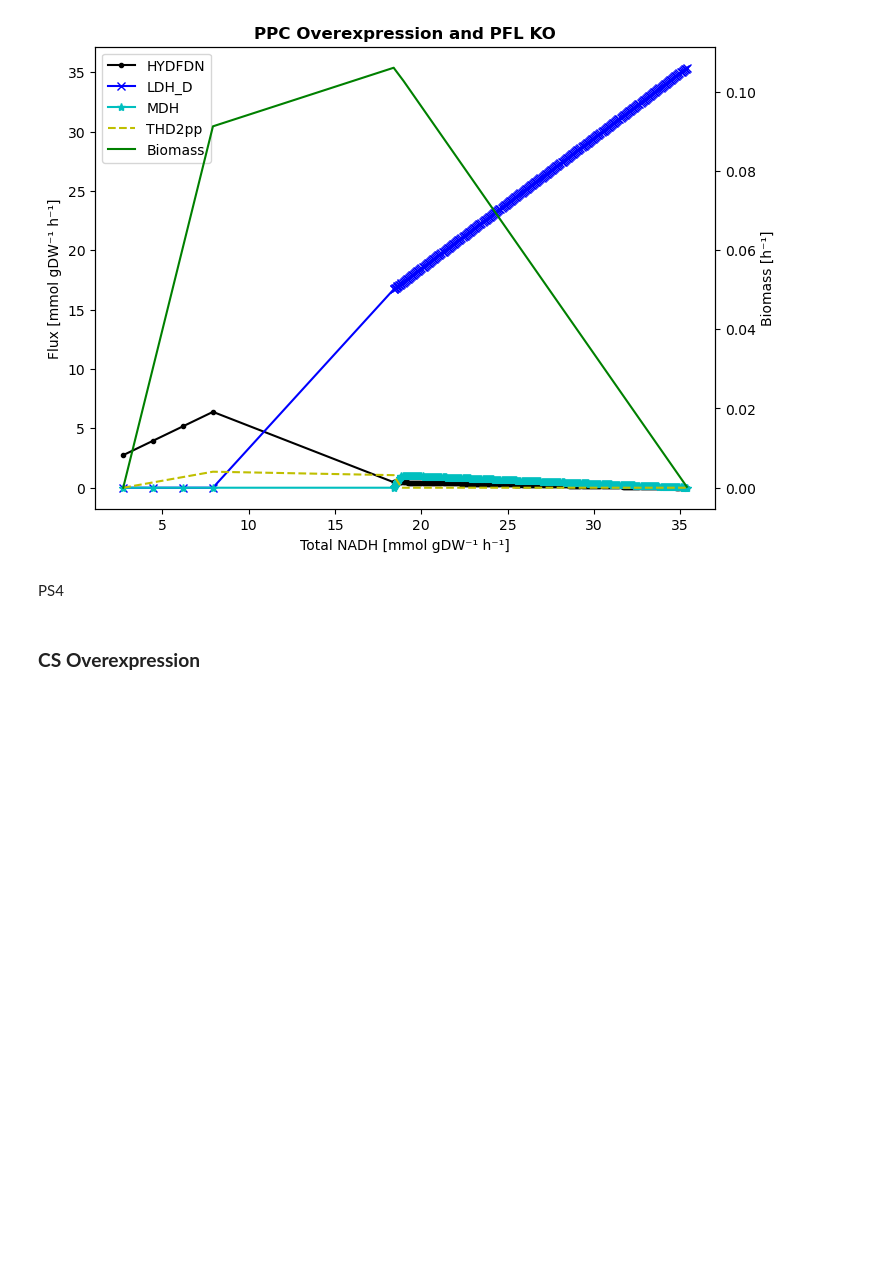
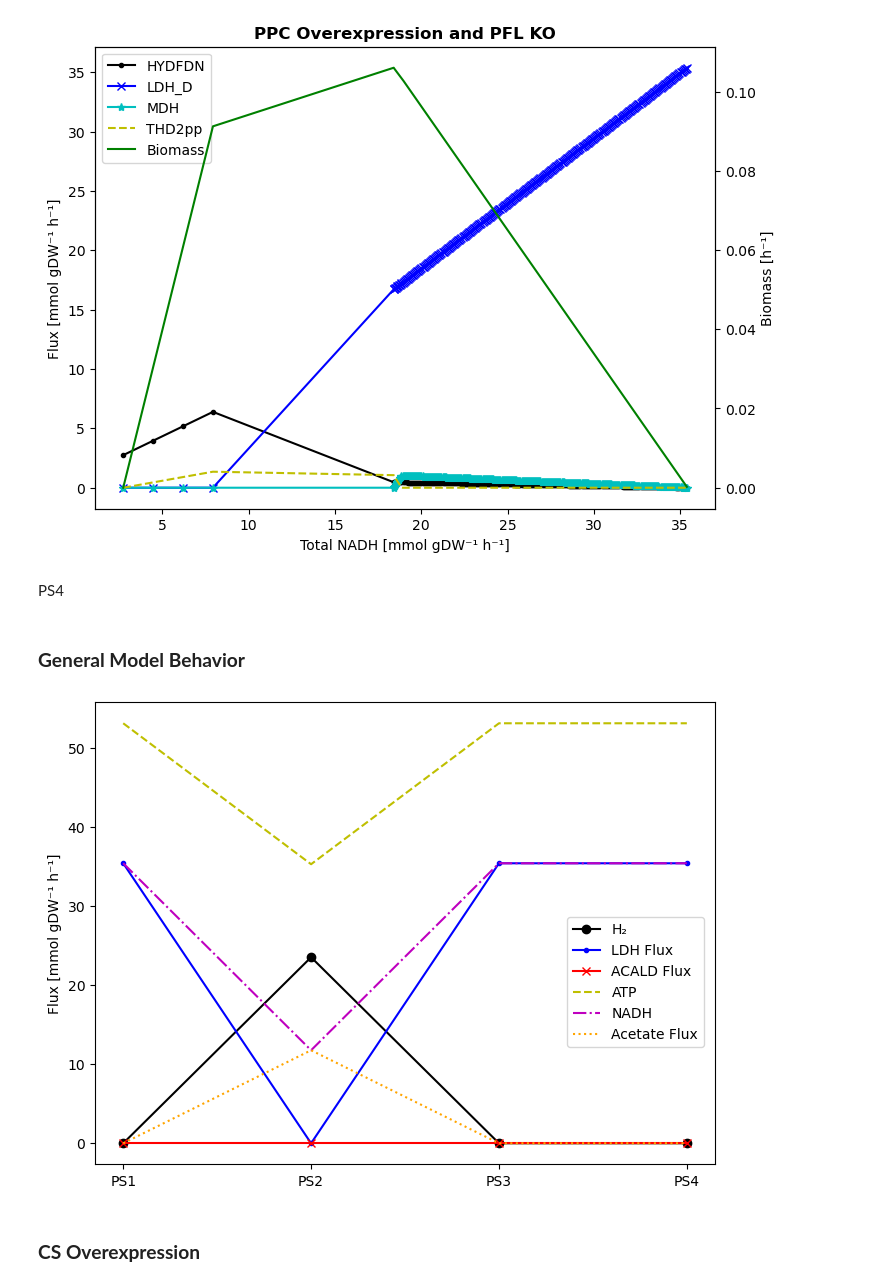
Before and after one commit to Cristian-Ferraz/HydABC, a Jupyter notebook: Codes/Part_8.ipynb, the cells around one changed output. Cells and saved outputs as stored; diff of their text form; code cells hidden in the pictures; blank space fills up the shorter version.

```diff
--- a/Codes/Part_8.ipynb
+++ b/Codes/Part_8.ipynb
@@ -111,10 +111,19 @@ H2 yield: 0.1002593947425521 mol H2 / mol glucose
 # The function will generate a data frame containing Total NADH, Biomass and all enzymes involved on NADH concumption as columns
 # Each row indicates a flux of PPC, wich increases as rows increase
 
-PS1 = f.nadh_hyd(model_anaero_H2_PFOR,{"PPC_fw":f.Max(model_anaero_H2_PFOR,"PPC_fw")},0.1)
+with model_anaero_H2_PFOR as m_ps1:
 
-df_PPC_Hyd = PS1[0]
-h2_1 = PS1[1]
+    u_PS1 = f.Max(m_ps1,"PPC_fw")
+
+    PS1 = f.nadh_hyd(m_ps1,{"PPC_fw":u_PS1},0.1)
+
+    df_PPC_Hyd = PS1[0]
+    h2_1 = PS1[1]
+
+    m_ps1.reactions.get_by_id('PPC_fw').bounds = (u_PS1,u_PS1)
+    sol_PS1 = m_ps1.optimize()
+
+    dict_PS1 = f.total(m_ps1,sol_PS1,"PS1")
 # %%
 # For better data visualization, we will remove enzymes that the maximum flux value is lower than 0.1
 df_PPC_graph = df_PPC_Hyd.loc[:, (df_PPC_Hyd > 0.1).any(axis=0)]
@@ -146,6 +155,11 @@ with model_anaero_H2_PFOR as m_PPC_LDH:
     df_PPC_ko_graph.loc[:,'Biomass'] = df_PPC_LDH_KO.loc[:,'Biomass']
 
     h2_2 = PS2[1]
+
+    m_PPC_LDH.reactions.get_by_id('PPC_fw').bounds = (upper_PPC_LDH,upper_PPC_LDH)
+    sol_PS2 = m_PPC_LDH.optimize()
+
+    dict_PS2 = f.total(m_PPC_LDH,sol_PS2,"PS2")
 # %%
 # Generation of the graph
 
@@ -172,6 +186,11 @@ with model_anaero_H2_PFOR as m_PPC_ACALD:
 
 
     h2_3 = PS3[1]
+
+    m_PPC_ACALD.reactions.get_by_id('PPC_fw').bounds = (upper_PPC_ACALD,upper_PPC_ACALD)
+    sol_PS3 = m_PPC_ACALD.optimize()
+
+    dict_PS3 = f.total(m_PPC_ACALD,sol_PS3,"PS3")
 # %%
 # Generation of the graph
 
@@ -201,6 +220,11 @@ with model_anaero_H2_PFOR as m_PPC_PFL:
     df_PPC_PFL_graph = df_PPC_PFL_KO.loc[:, (df_PPC_PFL_KO > 0.1).any(axis=0)]
 
     h2_4 = PS4[1]
+
+    m_PPC_PFL.reactions.get_by_id('PPC_fw').bounds = (upper_PPC_PFL,upper_PPC_PFL)
+    sol_PS4 = m_PPC_PFL.optimize()
+
+    dict_PS4 = f.total(m_PPC_PFL,sol_PS4,"PS4")
 # %%
 # Generation of the graph
 
@@ -216,6 +240,15 @@ fig.savefig('../Images/NADH_CS_PFL_KO.png',dpi=1200)
 [figure]
 # %% [markdown]
 PS4
+# %% [markdown]
+### <b>General Model Behavior</b>
+# %%
+merged_dicts_PPC = dict_PS1 | dict_PS2 | dict_PS3 | dict_PS4
+
+strains_PPC = ["PS1","PS2","PS3","PS4"]
+f.graph_total(merged_dicts_PPC,strains_PPC,(0.75, 0.55),"PPC_Over_Acetate")
+# %% [output]
+[figure, added]
 # %% [markdown]
 ### <b>CS Overexpression</b>
 # %%
```
Also changed, not shown: parts of 15 cells of this notebook, 3 other files.
